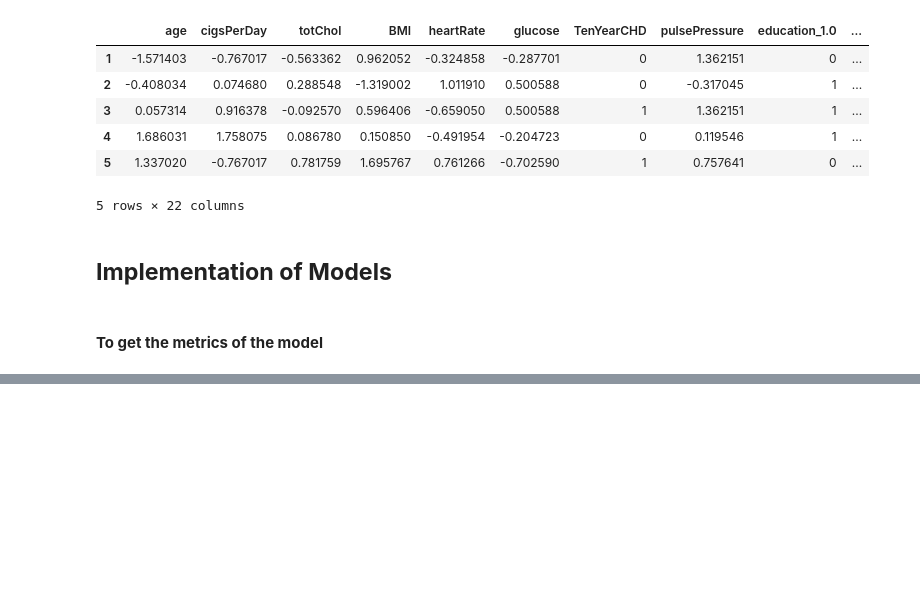
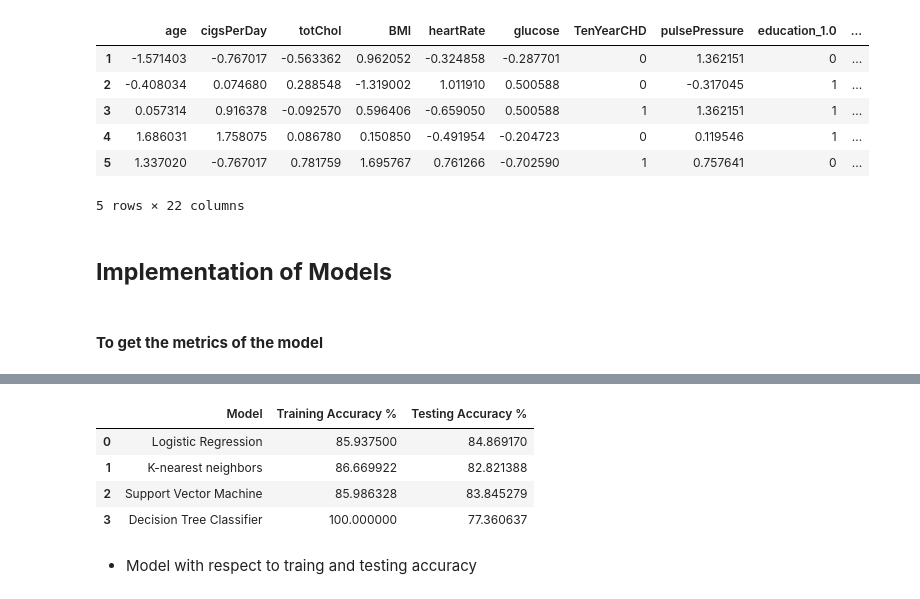
Before and after one commit to kavrit/Cardiovascular-Risk-Prediction, a Jupyter notebook: Capstone_Project_Cardiovascular_Risk_Prediction.ipynb, the cells around one changed output, grey strips where cells are left out. Drawn from its saved outputs; the diff is of its cells as text; code cells hidden in the pictures; blank space fills up the shorter version.

```diff
--- a/Capstone_Project_Cardiovascular_Risk_Prediction.ipynb
+++ b/Capstone_Project_Cardiovascular_Risk_Prediction.ipynb
@@ -826,0 +911,8 @@ def print_score(clf, X_train, y_train, X_test, y_test, train=True):
+# %%
+test_score = accuracy_score(y_test, knn_clf.predict(X_test)) * 100
+train_score = accuracy_score(y_train, knn_clf.predict(X_train)) * 100
+
+results_df_2 = pd.DataFrame(data=[["K-nearest neighbors", train_score, test_score]],
+                          columns=['Model', 'Training Accuracy %', 'Testing Accuracy %'])
+results_df = results_df.append(results_df_2, ignore_index=True)
+results_df
@@ -826,0 +953,8 @@ def print_score(clf, X_train, y_train, X_test, y_test, train=True):
+# %%
+test_score = accuracy_score(y_test, svm_clf.predict(X_test)) * 100
+train_score = accuracy_score(y_train, svm_clf.predict(X_train)) * 100
+
+results_df_2 = pd.DataFrame(data=[["Support Vector Machine", train_score, test_score]],
+                          columns=['Model', 'Training Accuracy %', 'Testing Accuracy %'])
+results_df = results_df.append(results_df_2, ignore_index=True)
+results_df
@@ -826,0 +996,16 @@ def print_score(clf, X_train, y_train, X_test, y_test, train=True):
+# %%
+test_score = accuracy_score(y_test, tree_clf.predict(X_test)) * 100
+train_score = accuracy_score(y_train, tree_clf.predict(X_train)) * 100
+
+results_df_2 = pd.DataFrame(data=[["Decision Tree Classifier", train_score, test_score]],
+                          columns=['Model', 'Training Accuracy %', 'Testing Accuracy %'])
+results_df = results_df.append(results_df_2, ignore_index=True)
+results_df
+# %% [output]
+|  | Model | Training Accuracy % | Testing Accuracy % |
+| 0 | Logistic Regression | 85.937500 | 84.869170 |
+| 1 | K-nearest neighbors | 86.669922 | 82.821388 |
+| 2 | Support Vector Machine | 85.986328 | 83.845279 |
+| 3 | Decision Tree Classifier | 100.000000 | 77.360637 |
+# %% [markdown]
+* Model with respect to traing and testing accuracy
```
Also changed, not shown: parts of 30 cells of this notebook.
